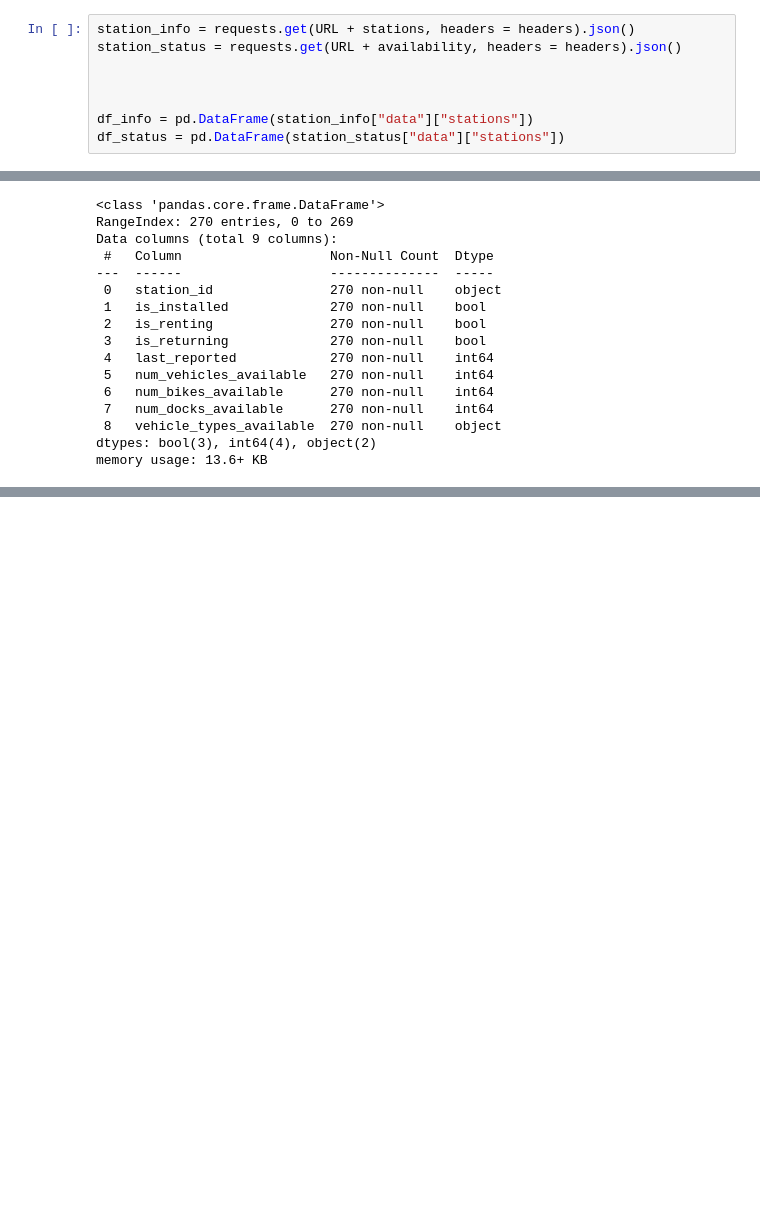
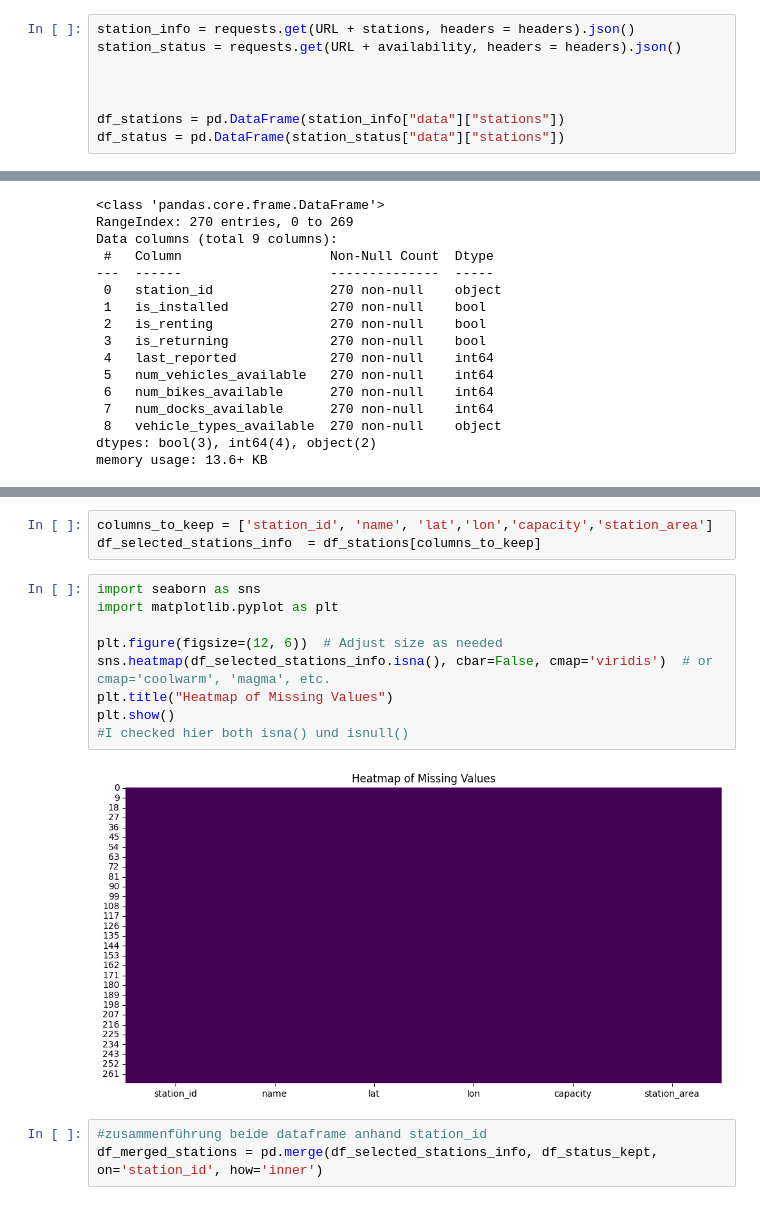
Before and after one commit to imenbarrak/openstreetbike, a Jupyter notebook: Notebook_Einstieg.ipynb, the cells around one changed output, grey strips where cells are left out. Drawn from its saved outputs; the diff is of its cells as text; blank space fills up the shorter version.

Commit message:
update dataframe

```diff
--- a/Notebook_Einstieg.ipynb
+++ b/Notebook_Einstieg.ipynb
@@ -46,7 +46,7 @@ station_status = requests.get(URL + availability, headers = headers).json()
 
 
 
-df_info = pd.DataFrame(station_info["data"]["stations"])
+df_stations = pd.DataFrame(station_info["data"]["stations"])
 df_status = pd.DataFrame(station_status["data"]["stations"])
 # %%
 df_status.info()
@@ -89,0 +190,17 @@ memory usage: 19.4+ KB
+# %%
+columns_to_keep = ['station_id', 'name', 'lat','lon','capacity','station_area']
+df_selected_stations_info  = df_stations[columns_to_keep]
+# %%
+import seaborn as sns
+import matplotlib.pyplot as plt
+
+plt.figure(figsize=(12, 6))  # Adjust size as needed
+sns.heatmap(df_selected_stations_info.isna(), cbar=False, cmap='viridis')  # or cmap='coolwarm', 'magma', etc.
+plt.title("Heatmap of Missing Values")
+plt.show()
+#I checked hier both isna() und isnull()
+# %% [output]
+[figure, added]
+# %%
+#zusammenführung beide dataframe anhand station_id
+df_merged_stations = pd.merge(df_selected_stations_info, df_status_kept, on='station_id', how='inner')
```
Also changed, not shown: parts of 25 cells of this notebook.
